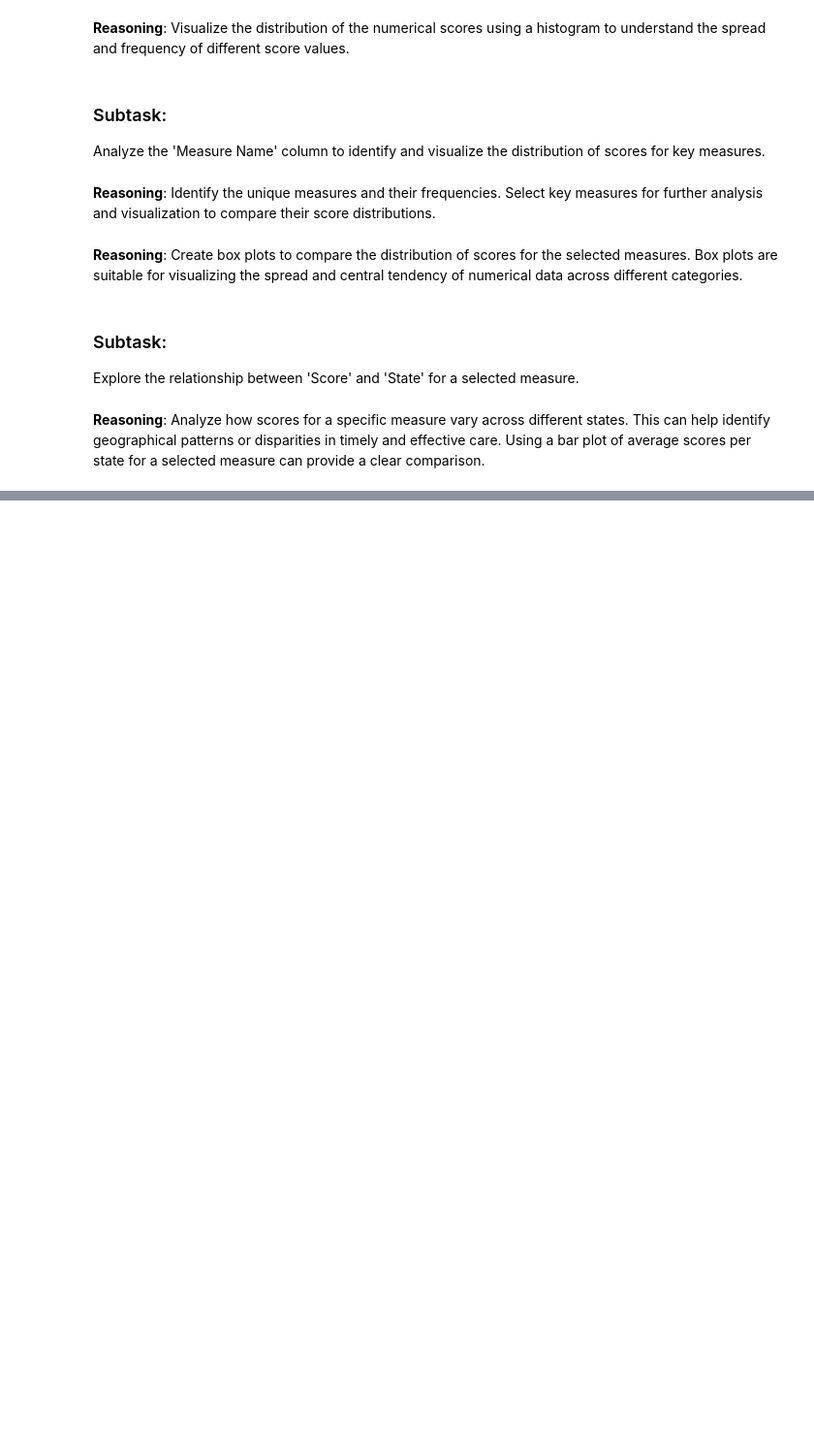
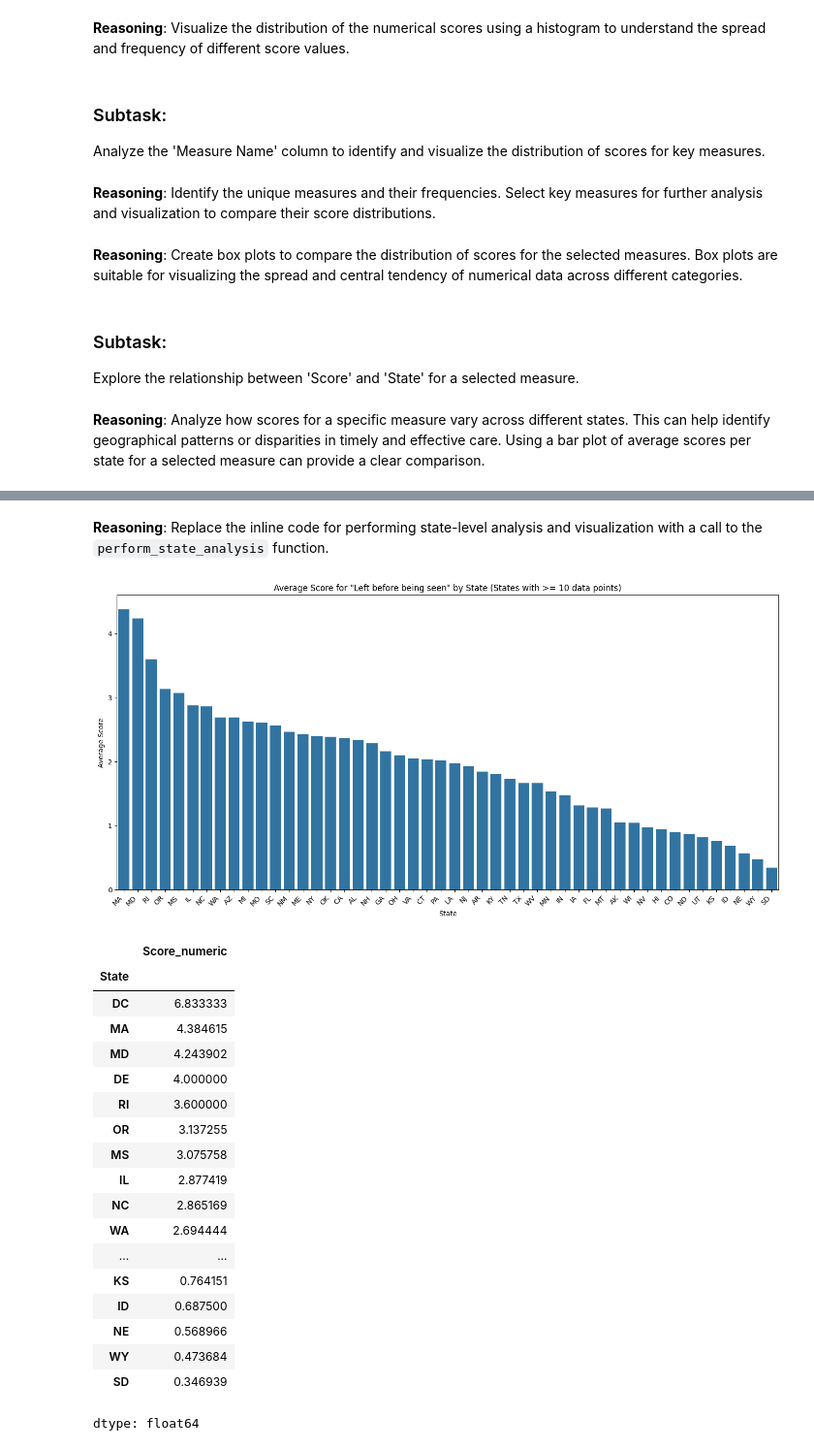
Before and after one commit to churamani2030dev/DSP, a Jupyter notebook: timely_and_effectively_care_hospital.ipynb, the cells around one changed output, grey strips where cells are left out. Shown at 97% size. Saved outputs shown, nothing was run; the diff lists cells and outputs as text; code cells hidden in the pictures; blank space fills up the shorter version.

```diff
--- a/timely_and_effectively_care_hospital.ipynb
+++ b/timely_and_effectively_care_hospital.ipynb
@@ -184,29 +188,33 @@ plt.show()
 **Reasoning**:
 Explore the relationship between 'Score' and 'State' for one of the selected measures using a bar plot of average scores per state.
 # %%
-# 7. Explore the relationship between 'Score' and 'State' for a specific measure
+import numpy as np
+import matplotlib.pyplot as plt
+import seaborn as sns
+
+# Explore the relationship between 'Score' and 'State' for a specific measure
 # Let's choose one of the selected measures, for example, 'Left before being seen'
 selected_measure_for_state_analysis = 'Left before being seen'
 
-# Filter data for the selected measure
-df_state_analysis = df[df['Measure Name'] == selected_measure_for_state_analysis].copy()
+# Filter data for the selected measure to perform state-level analysis
+df_state_analysis = df_cleaned[df_cleaned['Measure Name'] == selected_measure_for_state_analysis].copy()
 
-# Calculate the average score per state for this measure
+# Calculate the average score per state for this measure and sort in descending order
 average_score_per_state = df_state_analysis.groupby('State')['Score_numeric'].mean().sort_values(ascending=False)
 
-# Select top 10 states for better visualization
+# Select the top 10 states with the highest average scores for better visualization
 top_10_states = average_score_per_state.head(10).index.tolist()
 df_top_states = df_state_analysis[df_state_analysis['State'].isin(top_10_states)].copy()
 
-# Create a bar plot of average scores per state for the selected measure
-plt.figure(figsize=(14, 7))
-sns.barplot(x='State', y='Score_numeric', data=df_top_states, estimator=np.mean, errorbar=None, order=top_10_states)
-plt.title(f'Average Score for "{selected_measure_for_state_analysis}" by State (Top 10)')
-plt.xlabel('State')
-plt.ylabel('Average Score')
-plt.xticks(rotation=45, ha='right')
-plt.tight_layout()
-plt.show()
+# Create a bar plot of average scores per state for the selected measure (Top 10)
+plt.figure(figsize=(14, 7)) # Set the figure size
+sns.barplot(x='State', y='Score_numeric', data=df_top_states, estimator=np.mean, errorbar=None, order=top_10_states) # Create the bar plot
+plt.title(f'Average Score for "{selected_measure_for_state_analysis}" by State (Top 10)') # Set the title of the plot
+plt.xlabel('State') # Set the label for the x-axis
+plt.ylabel('Average Score') # Set the label for the y-axis
+plt.xticks(rotation=45, ha='right') # Rotate x-axis labels
+plt.tight_layout() # Adjust layout
+plt.show() # Display the plot
 # %% [output]
 [figure]
 # %% [markdown]
@@ -899,0 +1370,29 @@ Analyze how scores for a specific measure vary across different states. This can
+# %% [markdown]
+**Reasoning**:
+Replace the inline code for performing state-level analysis and visualization with a call to the `perform_state_analysis` function.
+# %%
+# Explore the relationship between 'Score' and 'State' for a selected measure using the refactored function
+selected_measure_for_state_analysis = 'Left before being seen' # Example measure
+
+perform_state_analysis(df_cleaned, selected_measure_for_state_analysis, threshold=10, figsize=(14, 7))
+# %% [output]
+[figure, added]
+|  | Score_numeric |
+| State |  |
+| DC | 6.833333 |
+| MA | 4.384615 |
+| MD | 4.243902 |
+| DE | 4.000000 |
+| RI | 3.600000 |
+| OR | 3.137255 |
+| MS | 3.075758 |
+| IL | 2.877419 |
+| NC | 2.865169 |
+| WA | 2.694444 |
+| ... | ... |
+| KS | 0.764151 |
+| ID | 0.687500 |
+| NE | 0.568966 |
+| WY | 0.473684 |
+| SD | 0.346939 |
+dtype: float64
```
Also changed, not shown: parts of 45 cells of this notebook.
